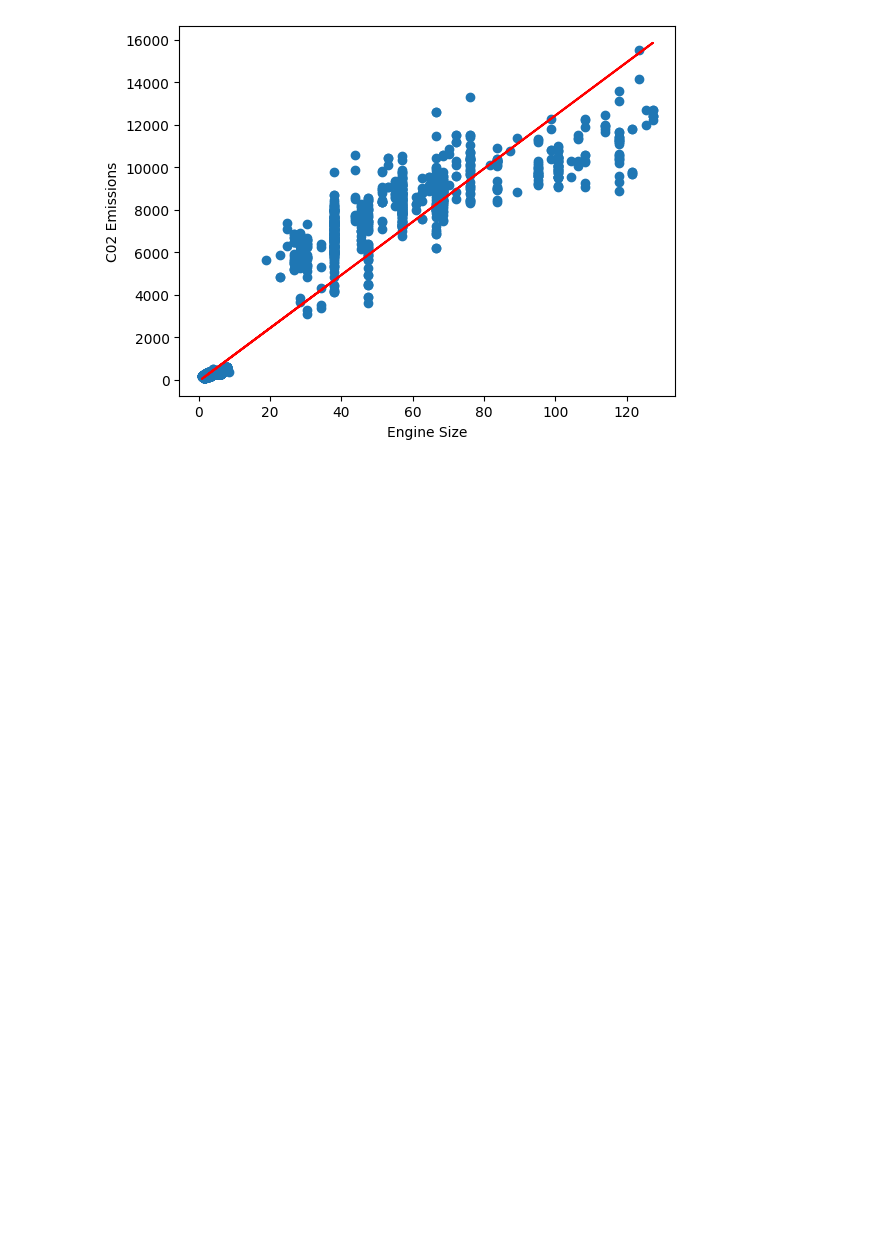
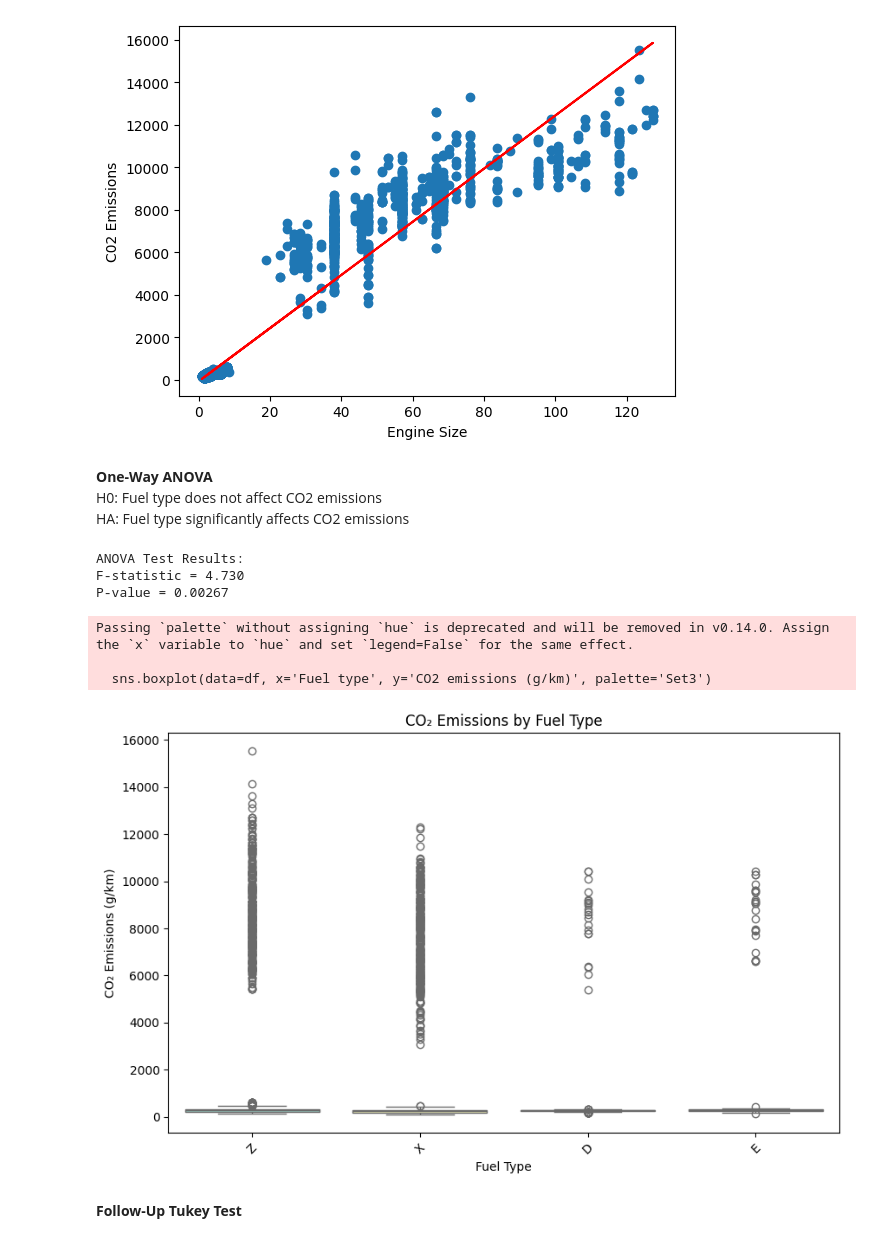
Before and after one commit to KalebW1229/CMSC320-Final-Project, a Jupyter notebook: checkpoint2.ipynb, the cells around one changed output. Drawn from its saved outputs; the diff is of its cells as text; code cells hidden in the pictures; blank space fills up the shorter version.

Commit message:
added ANOVA and Chi-square test

```diff
--- a/checkpoint2.ipynb
+++ b/checkpoint2.ipynb
@@ -12,7 +16,7 @@ Data Preprocessing
 df.dropna(inplace=True)
 
 # convert "Model year" & "Cylinders" to integer fields
-integer_fields = ["Model year", "Cylinders"]
+integer_fields = ["Model year", "Cylinders", "CO2 emissions (g/km)", "Smog rating"]
 for field in integer_fields:
     df[field] = df[field].astype(int)
 # %% [markdown]
@@ -40,3 +45,37 @@ plt.plot(df["Engine size (L)"], result.intercept + result.slope*df["Engine size
 plt.show()
 # %% [output]
 [figure]
+# %% [markdown]
+**One-Way ANOVA**<br>
+H0: Fuel type does not affect CO2 emissions<br>
+HA: Fuel type significantly affects CO2 emissions
+# %%
+# Get the list of fuel types and corresponding emissions
+fuel_groups = [group['CO2 emissions (g/km)'].values
+               for name, group in df.groupby('Fuel type')]
+
+# Run ANOVA
+f_stat, p_value = f_oneway(*fuel_groups)
+print("ANOVA Test Results:")
+print(f"F-statistic = {f_stat:.3f}")
+print(f"P-value = {p_value:.5f}")
+# %% [output]
+ANOVA Test Results:
+F-statistic = 4.730
+P-value = 0.00267
+# %%
+# Visualization
+plt.figure(figsize=(10,6))
+sns.boxplot(data=df, x='Fuel type', y='CO2 emissions (g/km)', palette='Set3')
+plt.title('CO₂ Emissions by Fuel Type')
+plt.xlabel('Fuel Type')
+plt.ylabel('CO₂ Emissions (g/km)')
+plt.xticks(rotation=45)
+plt.show()
+# %% [output]
+Passing `palette` without assigning `hue` is deprecated and will be removed in v0.14.0. Assign the `x` variable to `hue` and set `legend=False` for the same effect.
+
+  sns.boxplot(data=df, x='Fuel type', y='CO2 emissions (g/km)', palette='Set3')
+[figure, added]
+# %% [markdown]
+**Follow-Up Tukey Test**
```
Also changed, not shown: parts of 5 cells of this notebook.
